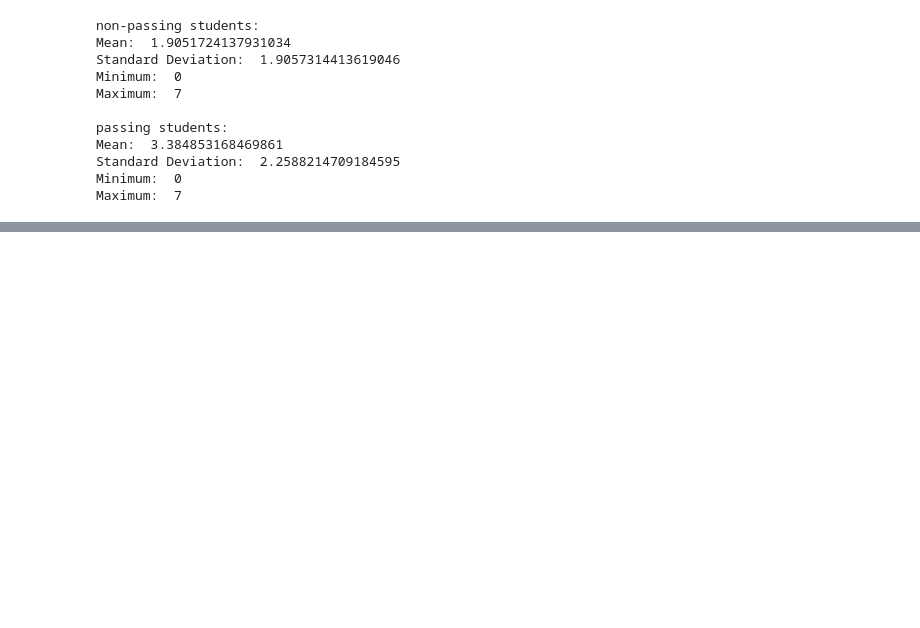
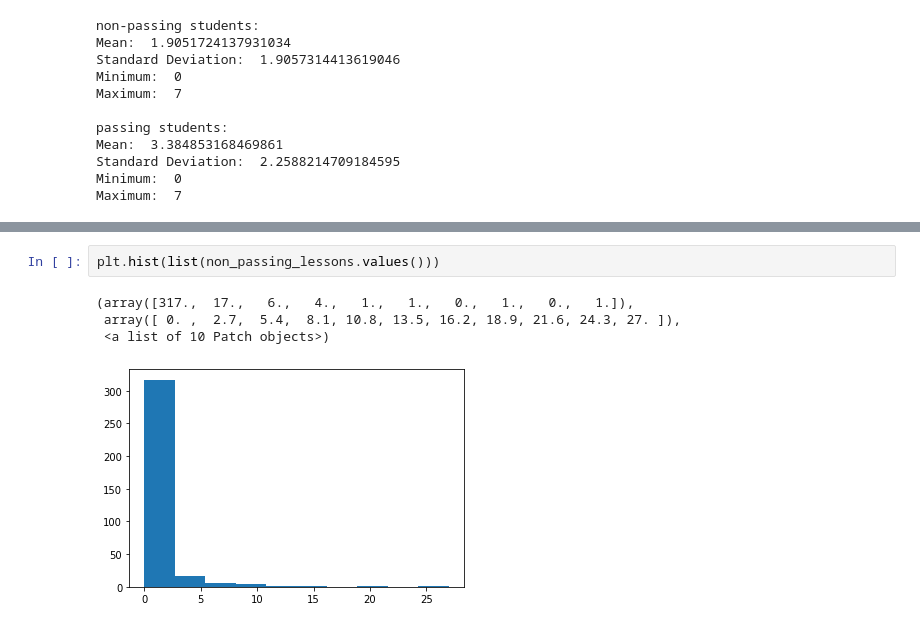
Before and after one commit to palash04/Artificial-Intelligence, a Jupyter notebook: Data_Analysis/DataProcess.ipynb, the cells around one changed output, grey strips where cells are left out. Cells and saved outputs as stored; diff of their text form; blank space fills up the shorter version.

```diff
--- a/Data_Analysis/DataProcess.ipynb
+++ b/Data_Analysis/DataProcess.ipynb
@@ -586,0 +625,7 @@ Maximum:  7
+# %%
+plt.hist(list(non_passing_lessons.values()))
+# %% [output]
+(array([317.,  17.,   6.,   4.,   1.,   1.,   0.,   1.,   0.,   1.]),
+ array([ 0. ,  2.7,  5.4,  8.1, 10.8, 13.5, 16.2, 18.9, 21.6, 24.3, 27. ]),
+ <a list of 10 Patch objects>)
+[figure, added]
```
Also changed, not shown: parts of 15 cells of this notebook.
